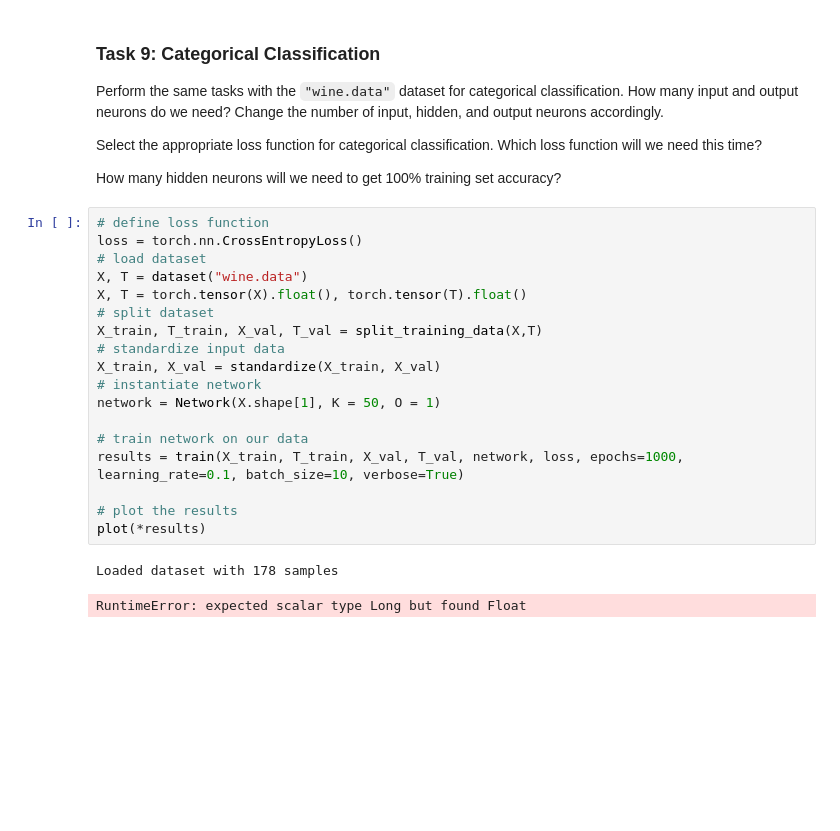
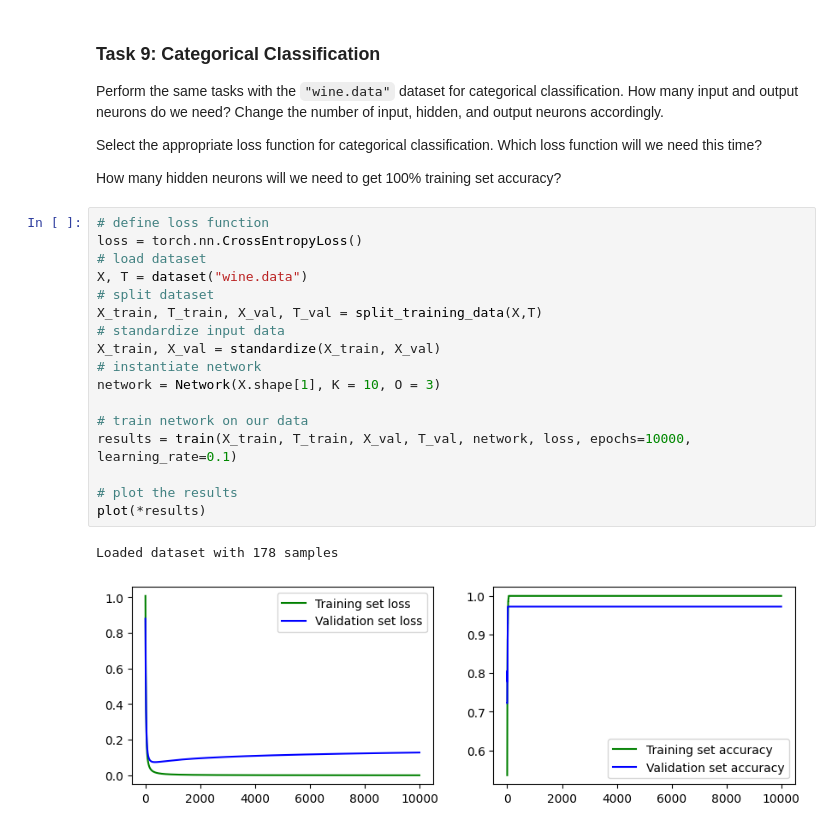
Before and after one commit to danielbarco/deeplearning, a Jupyter notebook: DL-Assignment05.ipynb, the cells around one changed output. Drawn from its saved outputs; the diff is of its cells as text; blank space fills up the shorter version.

```diff
--- a/DL-Assignment05.ipynb
+++ b/DL-Assignment05.ipynb
@@ -380,21 +423,20 @@ How many hidden neurons will we need to get 100% training set accuracy?
 # %%
 # define loss function
 loss = torch.nn.CrossEntropyLoss()
 # load dataset
 X, T = dataset("wine.data")
-X, T = torch.tensor(X).float(), torch.tensor(T).float()
 # split dataset
 X_train, T_train, X_val, T_val = split_training_data(X,T)
 # standardize input data
 X_train, X_val = standardize(X_train, X_val)
 # instantiate network
-network = Network(X.shape[1], K = 50, O = 1)
+network = Network(X.shape[1], K = 10, O = 3)
 
 # train network on our data
-results = train(X_train, T_train, X_val, T_val, network, loss, epochs=1000, learning_rate=0.1, batch_size=10, verbose=True)
+results = train(X_train, T_train, X_val, T_val, network, loss, epochs=10000, learning_rate=0.1)
 
 # plot the results
 plot(*results)
 # %% [output]
 Loaded dataset with 178 samples
-RuntimeError: expected scalar type Long but found Float
+[figure, added]
```
Also changed, not shown: parts of 8 cells of this notebook.
